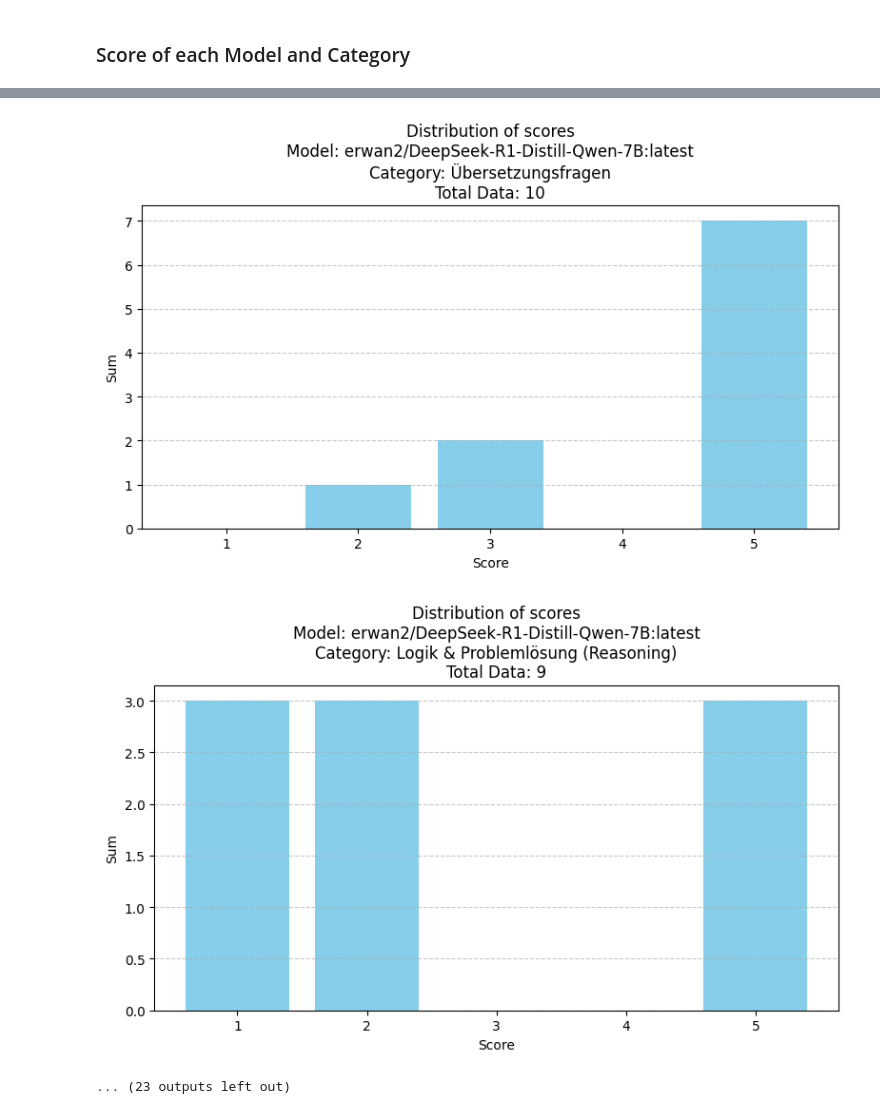
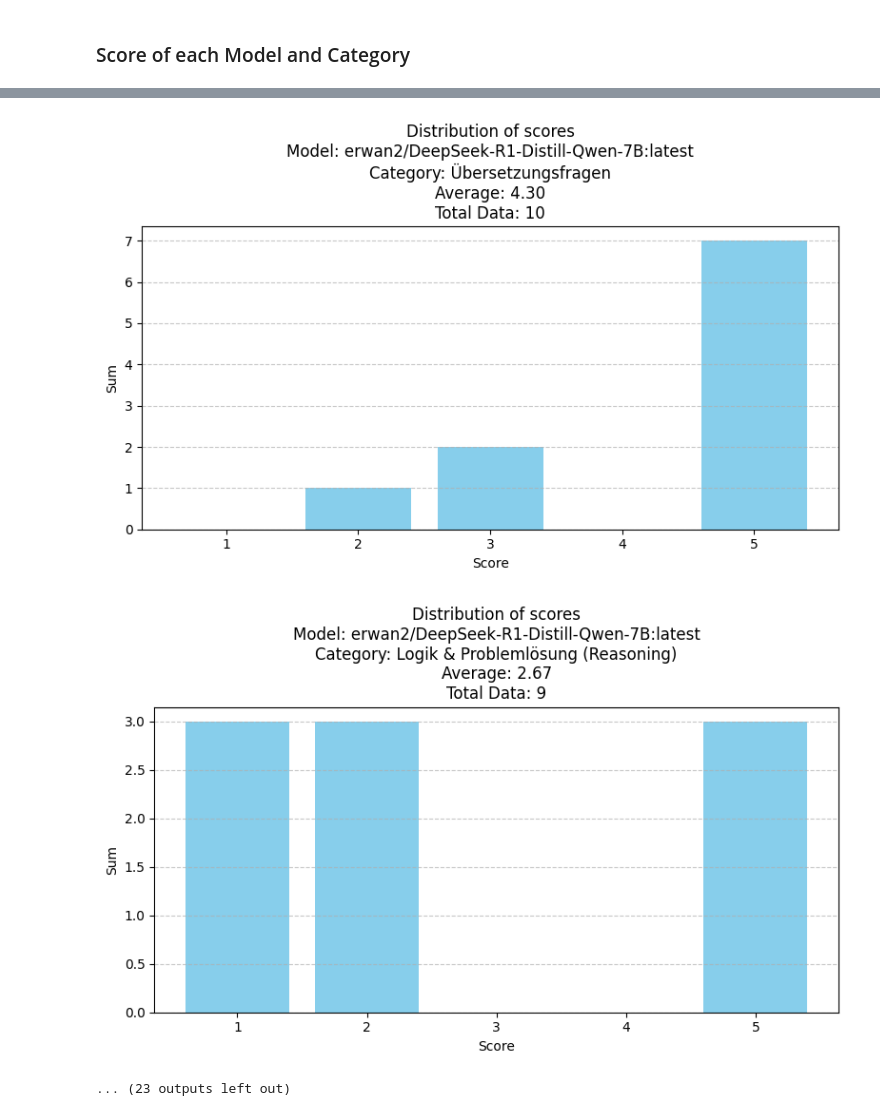
Before and after one commit to nathaniel32/LLM-Benchmark, a Jupyter notebook: analyse/main.ipynb, the cells around one changed output, grey strips where cells are left out. Drawn from its saved outputs; the diff is of its cells as text; code cells hidden in the pictures.

```diff
--- a/analyse/main.ipynb
+++ b/analyse/main.ipynb
@@ -115,0 +93,6 @@ def get_score_averages(rules):
+# %%
+def format_filename(name):
+    name = name.lower()
+    name = re.sub(r'\s+', '_', name)
+    name = re.sub(r'[^\w\-]', '', name)
+    return name
@@ -115,0 +110,8 @@ def get_score_averages(rules):
+# %%
+def show_plot_score(labels, data_scores, data_average, title, dir, file_name):
+    ed_dir = f'assets/scores/{dir}'
+    os.makedirs(ed_dir, exist_ok=True)
+    total = sum(data_scores)
+    ed_title = f'Distribution of scores' + title + f"\nAverage: {data_average:.2f}\nTotal Data: {total}"
+    save_path = f'{ed_dir}/sc_{file_name}.png'
+    show_plot(8, 5, 'Score', 'Sum', labels, data_scores, ed_title, save_path)
@@ -122,9 +132,13 @@ res_categories, error = api_sql_execute('SELECT * FROM t_category')
 # %% [markdown]
 ### Score of each Model
 # %%
+result_average = []
 for res_model in res_models:
     id_model = res_model['c_id']
     model = res_model['c_model']
-    labels, data = get_scores([{'t_model.c_id':id_model}])
-    show_plot(labels, data, f'\nModel: {model}')
+    labels, data_scores = get_scores([{'t_model.c_id':id_model}])
+    data_average = get_score_average([{'t_model.c_id':id_model}])
+    show_plot_score(labels, data_scores, data_average, f'\nModel: {model}', 'model', format_filename(model))
+    result_average.append({'label': model, 'data': data_average})
+show_plot_average(19, 5, result_average, 'Model Score Average', 'Model', 'model', format_filename(model))
 # %% [output]
@@ -136,9 +151,13 @@ for res_model in res_models:
 # %% [markdown]
 ### Score of each Category
 # %%
+result_average = []
 for res_category in res_categories:
     id_category = res_category['c_id']
     category = res_category['c_category']
-    labels, data = get_scores([{'t_category.c_id':id_category}])
-    show_plot(labels, data, f'\nCategory: {category}')
+    labels, data_scores = get_scores([{'t_category.c_id':id_category}])
+    data_average = get_score_average([{'t_category.c_id':id_category}])
+    show_plot_score(labels, data_scores, data_average, f'\nCategory: {category}', 'category', format_filename(category))
+    result_average.append({'label': category, 'data': data_average})
+show_plot_average(17, 5, result_average, 'Category Score Average', 'Category', 'category', format_filename(category))
 # %% [output]
@@ -152,12 +172,22 @@ for res_category in res_categories:
 # %% [markdown]
 ### Score of each Model and Category
 # %%
+all_scores = []
+
 for res_model in res_models:
     id_model = res_model['c_id']
     model = res_model['c_model']
     for res_category in res_categories:
         id_category = res_category['c_id']
         category = res_category['c_category']
-        labels, data = get_scores([{'t_model.c_id':id_model}, {'t_category.c_id':id_category}])
-        show_plot(labels, data, f'\nModel: {model}\nCategory: {category}')
+        labels, data_scores = get_scores([{'t_model.c_id': id_model}, {'t_category.c_id': id_category}])
+        data_average = get_score_average([{'t_model.c_id': id_model}, {'t_category.c_id': id_category}])
+        show_plot_score(labels, data_scores, data_average, f'\nModel: {model}\nCategory: {category}', f'model_category/{format_filename(model)}', format_filename(category))
+        all_scores.append({
+            'model_id': id_model,
+            'model': model,
+            'category_id': id_category,
+            'category': category,
+            'average': data_average
+        })
 # %% [output]
@@ -174,3 +204,3 @@ for res_model in res_models:
-[figure, old version]
+[figure, new version]
-[figure, old version]
+[figure, new version]
 ... (23 outputs left out)
```
Also changed, not shown: parts of 10 cells of this notebook, 1 other file.
